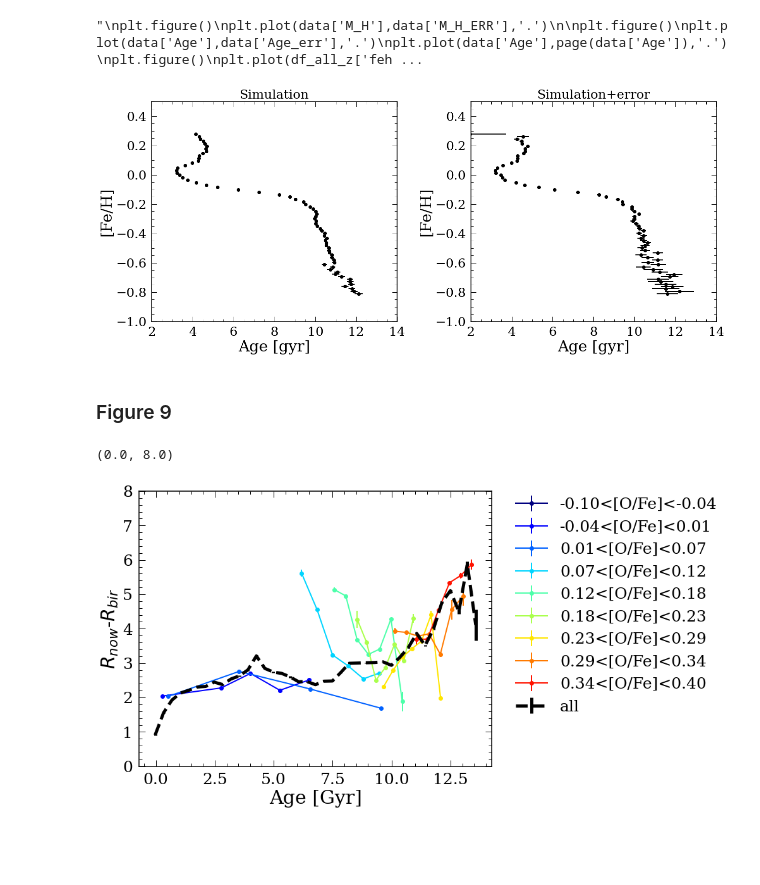
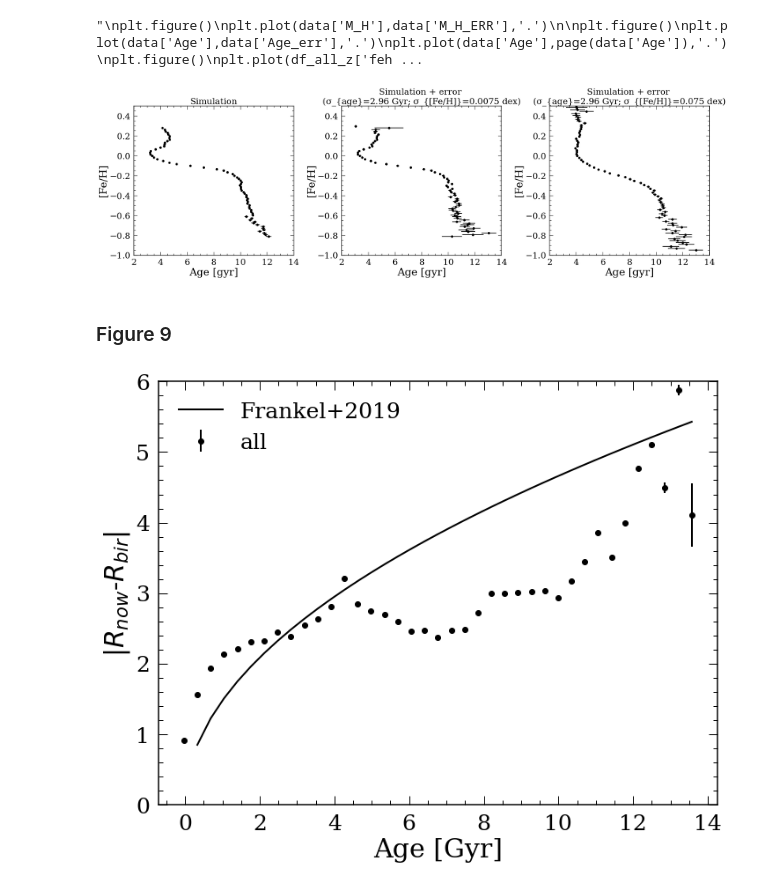
Before and after one commit to lyx12311/BuckSimulation, a Jupyter notebook: Figures/Figures.ipynb, the cells around one changed output. Drawn from its saved outputs; the diff is of its cells as text; code cells hidden in the pictures; blank space fills up the shorter version.

```diff
--- a/Figures/Figures.ipynb
+++ b/Figures/Figures.ipynb
@@ -343,8 +343,10 @@ maxsk=1
 fig, axarr = plt.subplots(3,4,gridspec_kw={'hspace': 0, 'wspace': 0},
                           figsize=(25*4/2,24))
 
-ha=data.loc[data['ofe_scale']>0.05].reset_index(drop=True)
+#ha=data.loc[data['ofe_scale']>0.05].reset_index(drop=True)
+ha=data.loc[data['ofe_scale']>0.2].reset_index(drop=True)
 ha=ha.loc[ha['feh_scale']>-0.2].reset_index(drop=True)
+ha=ha.loc[ha['hi_low']==1].reset_index(drop=True)
 
 la=data.loc[data['ofe_scale']<0.05].reset_index(drop=True)
 
@@ -1205,8 +1207,8 @@ plt.plot(df_all_z['feh_scale'],pmh(df_all_z['feh_scale']),'.')
 # %% [output]
 "\nplt.figure()\nplt.plot(data['M_H'],data['M_H_ERR'],'.')\n\nplt.figure()\nplt.plot(data['Age'],data['Age_err'],'.')\nplt.plot(data['Age'],page(data['Age']),'.')\nplt.figure()\nplt.plot(df_all_z['feh ...
 # %%
-fig, axarr = plt.subplots(1,2,gridspec_kw={'hspace': 0.2, 'wspace': 0.3},
-                          figsize=(20,8))
+fig, axarr = plt.subplots(1,3,gridspec_kw={'hspace': 0.2, 'wspace': 0.3},
+                          figsize=(30,8))
 
 
 ####################### z=0.34 data #######################
@@ -1232,35 +1234,58 @@ axarr[0].set_title('Simulation',fontsize=25)
 
 
 axarr[0].set_xlabel('Age [gyr]')
 axarr[0].set_ylabel('[Fe/H]')
 
 
 ###################### create data with error ######################
 oldage=df_all_z['age'].values
 oldfeh=df_all_z['feh_scale'].values
 df_all_z['newage']=[np.random.normal(i,2.96) for i in oldage]
 df_all_z['newfeh']=[np.random.normal(i,0.0075) for i in oldfeh]
 meanfeh,meanage,meanage_err,meanjz,starnumb=getave_age(df_all_z['newage'],df_all_z['newfeh'],
                                                        jz=True,jzs=(df_all_z['dR']),fuc=np.median,Nbin=100)
 
 
 im=axarr[1].errorbar(meanage,meanfeh,xerr=meanage_err,fmt='ko')
 
 
 axarr[1].set_xlim([2,14])
 axarr[1].set_ylim([-1,0.5])
 
-axarr[1].set_title('Simulation+error',fontsize=25)
+axarr[1].set_title('Simulation + error \n(σ_{age}=2.96 Gyr; σ_{[Fe/H]}=0.0075 dex)',fontsize=25)
 
 
 axarr[1].set_xlabel('Age [gyr]')
 axarr[1].set_ylabel('[Fe/H]')
 
+##################### larger error ######################
+oldage=df_all_z['age'].values
+oldfeh=df_all_z['feh_scale'].values
+df_all_z['newage']=[np.random.normal(i,2.96) for i in oldage]
+df_all_z['newfeh']=[np.random.normal(i,0.1) for i in oldfeh]
+meanfeh,meanage,meanage_err,meanjz,starnumb=getave_age(df_all_z['newage'],df_all_z['newfeh'],
+                                                       jz=True,jzs=(df_all_z['dR']),fuc=np.median,Nbin=100)
+
+
+im=axarr[2].errorbar(meanage,meanfeh,xerr=meanage_err,fmt='ko')
+
+
+axarr[2].set_xlim([2,14])
+axarr[2].set_ylim([-1,0.5])
+
+axarr[2].set_title('Simulation + error \n(σ_{age}=2.96 Gyr; σ_{[Fe/H]}=0.075 dex)',fontsize=25)
+
+
+axarr[2].set_xlabel('Age [gyr]')
+axarr[2].set_ylabel('[Fe/H]')
+
+
+
 plt.tight_layout()
 
 plt.savefig('feage_error.png')
 # %% [output]
-[figure, old version]
+[figure, new version]
 # %% [markdown]
 ### Figure 9
 # %%
@@ -1281,7 +1306,7 @@ norm = matplotlib.colors.Normalize(vmin=min(ofe_things), vmax=max(ofe_things))
 colors_p=[cmap(norm(i)) for i in ofe_things]
 
 plt.figure(figsize=(10,8))
-
+"""
 for i in range(len(ofe_things)-1):
     data_ofecut=data.loc[data['ofe_scale']>ofe_things[i]]
     data_ofecut=data_ofecut.loc[data_ofecut['ofe_scale']<ofe_things[i+1]].reset_index(drop=True)
@@ -1293,21 +1318,25 @@ for i in range(len(ofe_things)-1):
     plt.errorbar(meanage,meandR,yerr=meandR_err,fmt='o-',color=colors_p[i],
                  label='%.2f<[O/Fe]<%.2f'%(ofe_things[i],ofe_things[i+1]))
 
-
+"""
 meanage,meandR,meandR_err,starnumb=getave_age(abs(data['dR']),data['age'],
                                             jz=False,fuc=np.median,Nbin=100)
 m=starnumb>10
 meanage,meandR,meandR_err,starnumb=meanage[m],meandR[m],meandR_err[m],starnumb[m]
-plt.errorbar(meanage,meandR,yerr=meandR_err,fmt='k--',linewidth=5,
-                 label='all')
+plt.errorbar(meanage,meandR,yerr=meandR_err,fmt='ko',label='all')
+
+plt.plot(meanage,3.9*np.sqrt(meanage/7),'k-',linewidth=2,
+                 label='Frankel+2019')
 
 plt.xlabel('Age [Gyr]')
-plt.ylabel('$R_{now}$-$R_{bir}$')
+plt.ylabel('$|R_{now}$-$R_{bir}|$')
 #plt.xscale('log')
-plt.legend(bbox_to_anchor=(1.05, 1), loc='upper left', borderaxespad=0.)
-plt.ylim([0,8])
+#plt.legend(bbox_to_anchor=(1.05, 1), loc='upper left', borderaxespad=0.)
+plt.legend()
+plt.ylim([0,6])
+plt.tight_layout()
 #plt.xlim([0,8])
 #plt.yscale('log')
+plt.savefig('migration_strength.png')
 # %% [output]
-(0.0, 8.0)
-[figure, old version]
+[figure, new version]
```
Also changed, not shown: parts of 6 cells of this notebook.
